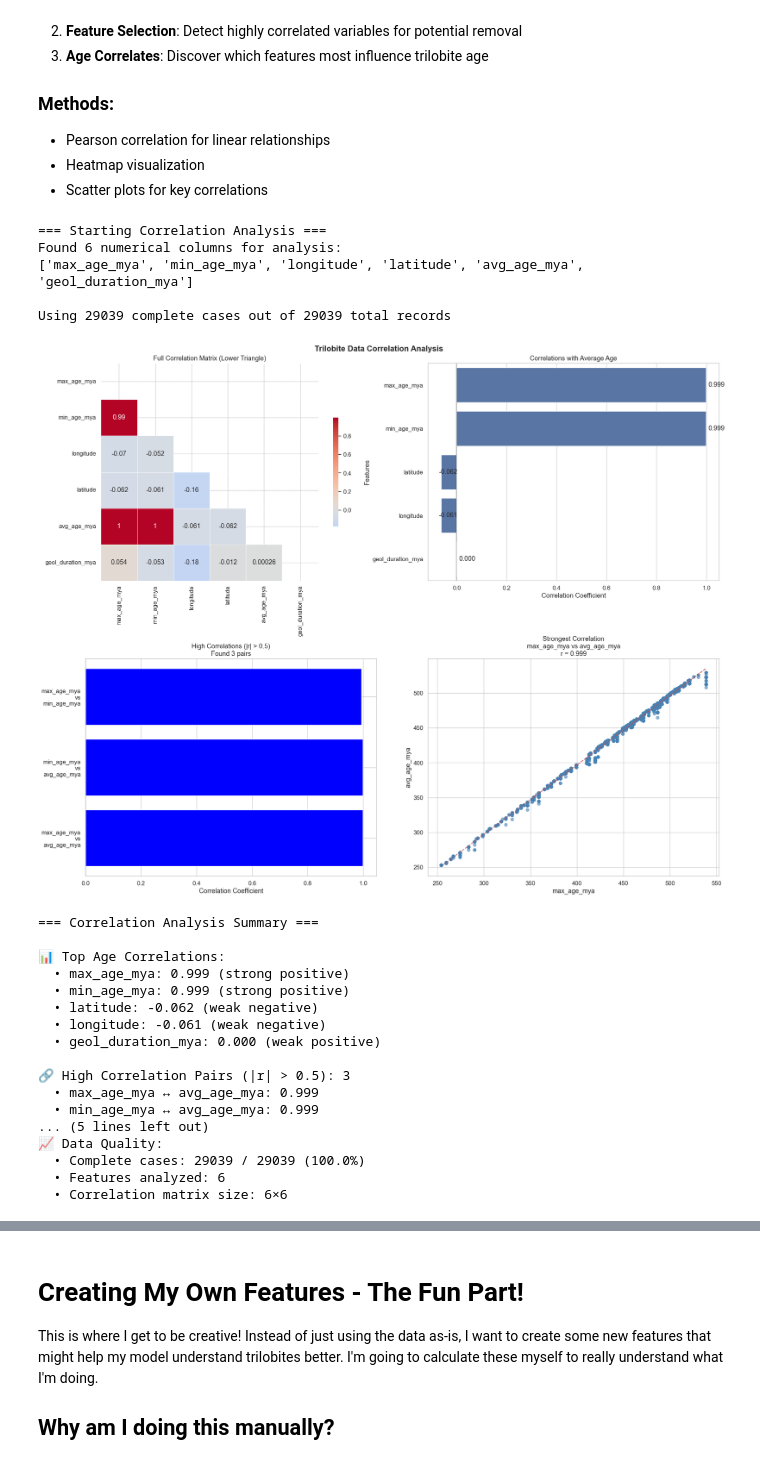
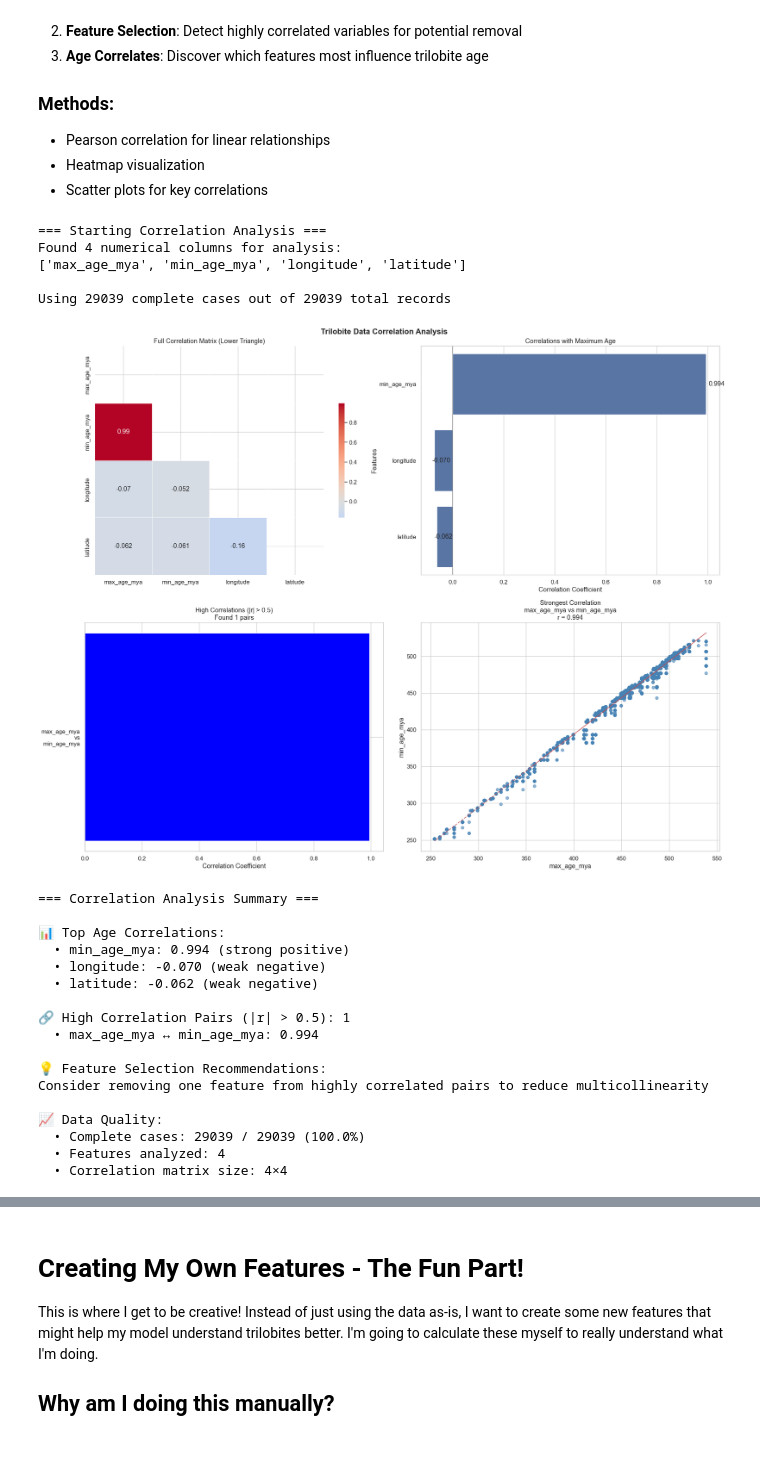
Before and after one commit to bp198/ML-Project, a Jupyter notebook: MLPROJECT.ipynb, the cells around one changed output, grey strips where cells are left out. Drawn from its saved outputs; the diff is of its cells as text; code cells hidden in the pictures.

```diff
--- a/MLPROJECT.ipynb
+++ b/MLPROJECT.ipynb
@@ -696,10 +670,10 @@ import numpy as np
 
 print("=== Starting Categorical Feature Encoding ===")
 
-# Define feature groups
-ordinal_cols = ['life_habit', 'vision']
-onehot_features = ['diet', 'preservation_mode']
-freq_features = ['genus', 'family']
+# Define feature groups based on my strategy
+ordinal_cols = ['life_habit', 'vision']  # Label encoding for potentially ordered data
+onehot_features = ['diet', 'preservation_mode']  # One-hot for nominal data
+freq_features = []  # No frequency encoding needed - already encoded taxonomic features
 
 # Track successfully encoded features
 encoded_summary = {
@@ -870,16 +844,15 @@ import matplotlib.pyplot as plt
 import seaborn as sns
 import numpy as np
 import pandas as pd
-from matplotlib.ticker import FuncFormatter
 
 print("=== Creating Age Distribution Visualizations ===")
 
-# Set style
+# Set style for prettier plots
 sns.set_theme(style='whitegrid', font_scale=1.1)
 plt.rcParams['figure.facecolor'] = 'white'
 
 # Check if we have age data
-age_col = 'avg_age_mya' if 'avg_age_mya' in df.columns else 'max_age_mya'
+age_col = 'max_age_mya'  # Use only the target variable for visualization
 if age_col not in df.columns:
     print("❌ No age data available for visualization")
 else:
@@ -890,7 +863,7 @@ else:
     if len(valid_ages) == 0:
         print("❌ No valid age data found")
     else:
-        print(f"✅ Found {len(valid_ages)} valid age records")
+        print(f"✅ Found {len(valid_ages):,} valid age records")
         print(f"Age range: {valid_ages.min():.1f} - {valid_ages.max():.1f} Mya")
 
         # Create figure with subplots
@@ -943,7 +916,7 @@ else:
         if 'time_period_bin' in df.columns:
             period_counts = df['time_period_bin'].value_counts()
             if not period_counts.empty:
-                # Fix deprecation warning by creating a DataFrame
+                # Create DataFrame for plotting
                 plot_data = pd.DataFrame({
                     'period': period_counts.index,
                     'count': period_counts.values
@@ -969,7 +942,7 @@ else:
             # Create labels for age ranges
             labels = [f'{int(interval.left)}-{int(interval.right)}' for interval in range_counts.index]
 
-            # Fix deprecation warning here too
+            # Create DataFrame for plotting
             range_data = pd.DataFrame({
                 'age_range': labels,
                 'count': range_counts.values
@@ -1076,27 +1049,27 @@ else:
                    square=True, linewidths=0.5, cbar_kws={"shrink": 0.5}, ax=ax1)
         ax1.set_title('Full Correlation Matrix (Lower Triangle)')
 
-        # Plot 2: Age correlations (if avg_age_mya exists)
-        if 'avg_age_mya' in corr_matrix.columns:
-            age_correlations = corr_matrix[['avg_age_mya']].sort_values(
-                by='avg_age_mya', key=abs, ascending=False)
+        # Plot 2: Age correlations (with max_age_mya - our target)
+        if 'max_age_mya' in corr_matrix.columns:
+            age_correlations = corr_matrix[['max_age_mya']].sort_values(
+                by='max_age_mya', key=abs, ascending=False)
 
             # Remove self-correlation
-            age_correlations = age_correlations.drop('avg_age_mya', errors='ignore')
+            age_correlations = age_correlations.drop('max_age_mya', errors='ignore')
 
             sns.barplot(data=age_correlations.reset_index(),
-                       x='avg_age_mya', y='index', ax=ax2)
-            ax2.set_title('Correlations with Average Age')
+               x='max_age_mya', y='index', ax=ax2)
+            ax2.set_title('Correlations with Maximum Age')
             ax2.set_xlabel('Correlation Coefficient')
             ax2.set_ylabel('Features')
             ax2.axvline(x=0, color='black', linestyle='-', alpha=0.3)
 
             # Add correlation values as text
-            for i, v in enumerate(age_correlations['avg_age_mya']):
+            for i, v in enumerate(age_correlations['max_age_mya']):  # FIXED: was 'avg_age_mya'
                 ax2.text(v + 0.01 if v >= 0 else v - 0.01, i, f'{v:.3f}',
                         verticalalignment='center')
         else:
-            ax2.text(0.5, 0.5, 'avg_age_mya not available',
+            ax2.text(0.5, 0.5, 'max_age_mya not available',  # FIXED: was 'avg_age_mya'
                     ha='center', va='center', transform=ax2.transAxes)
             ax2.set_title('Age Correlations - No Data')
 
@@ -1163,56 +1136,56 @@ else:
 
         # Print detailed analysis
         print("\n=== Correlation Analysis Summary ===")
 
-        if 'avg_age_mya' in corr_matrix.columns:
+        if 'max_age_mya' in corr_matrix.columns:  # FIXED: was 'avg_age_mya'
             print("\n📊 Top Age Correlations:")
-            age_corr_clean = age_correlations.drop('avg_age_mya', errors='ignore')
-            for feature, corr_val in age_corr_clean.head(5)['avg_age_mya'].items():
+            age_corr_clean = age_correlations.drop('max_age_mya', errors='ignore')  # FIXED: was 'avg_age_mya'
+            for feature, corr_val in age_corr_clean.head(5)['max_age_mya'].items():  # FIXED: was 'avg_age_mya'
                 direction = "positive" if corr_val > 0 else "negative"
                 strength = "strong" if abs(corr_val) > 0.7 else "moderate" if abs(corr_val) > 0.3 else "weak"
                 print(f"  • {feature}: {corr_val:.3f} ({strength} {direction})")
 
         print(f"\n🔗 High Correlation Pairs (|r| > 0.5): {len(high_corr_pairs)}")
         if high_corr_pairs:
             for pair in high_corr_df.head(3).to_dict('records'):
                 print(f"  • {pair['Feature1']} ↔ {pair['Feature2']}: {pair['Correlation']:.3f}")
 
         # Feature selection recommendations
         print("\n💡 Feature Selection Recommendations:")
         if high_corr_pairs:
             print("Consider removing one feature from highly correlated pairs to reduce multicollinearity")
         else:
             print("No highly correlated features found - all features can be retained")
 
         # Data quality insights
         print(f"\n📈 Data Quality:")
         print(f"  • Complete cases: {len(df_corr)} / {len(df)} ({len(df_corr)/len(df)*100:.1f}%)")
         print(f"  • Features analyzed: {len(num_cols)}")
         print(f"  • Correlation matrix size: {corr_matrix.shape[0]}×{corr_matrix.shape[1]}")
 # %% [output]
 === Starting Correlation Analysis ===
-Found 6 numerical columns for analysis:
-['max_age_mya', 'min_age_mya', 'longitude', 'latitude', 'avg_age_mya', 'geol_duration_mya']
+Found 4 numerical columns for analysis:
+['max_age_mya', 'min_age_mya', 'longitude', 'latitude']
 
 Using 29039 complete cases out of 29039 total records
-[figure, old version]
+[figure, new version]
 === Correlation Analysis Summary ===
 
 📊 Top Age Correlations:
-  • max_age_mya: 0.999 (strong positive)
-  • min_age_mya: 0.999 (strong positive)
+  • min_age_mya: 0.994 (strong positive)
+  • longitude: -0.070 (weak negative)
   • latitude: -0.062 (weak negative)
-  • longitude: -0.061 (weak negative)
-  • geol_duration_mya: 0.000 (weak positive)
 
-🔗 High Correlation Pairs (|r| > 0.5): 3
-  • max_age_mya ↔ avg_age_mya: 0.999
-  • min_age_mya ↔ avg_age_mya: 0.999
-... (5 lines left out)
+🔗 High Correlation Pairs (|r| > 0.5): 1
+  • max_age_mya ↔ min_age_mya: 0.994
+
+💡 Feature Selection Recommendations:
+Consider removing one feature from highly correlated pairs to reduce multicollinearity
+
 📈 Data Quality:
   • Complete cases: 29039 / 29039 (100.0%)
-  • Features analyzed: 6
-  • Correlation matrix size: 6×6
+  • Features analyzed: 4
+  • Correlation matrix size: 4×4
 # %%
 # Optional: Enhanced Standalone Correlation Heatmap
 # Use this only if you want a larger, more detailed heatmap as a separate visualization
```
Also changed, not shown: parts of 45 cells of this notebook.
